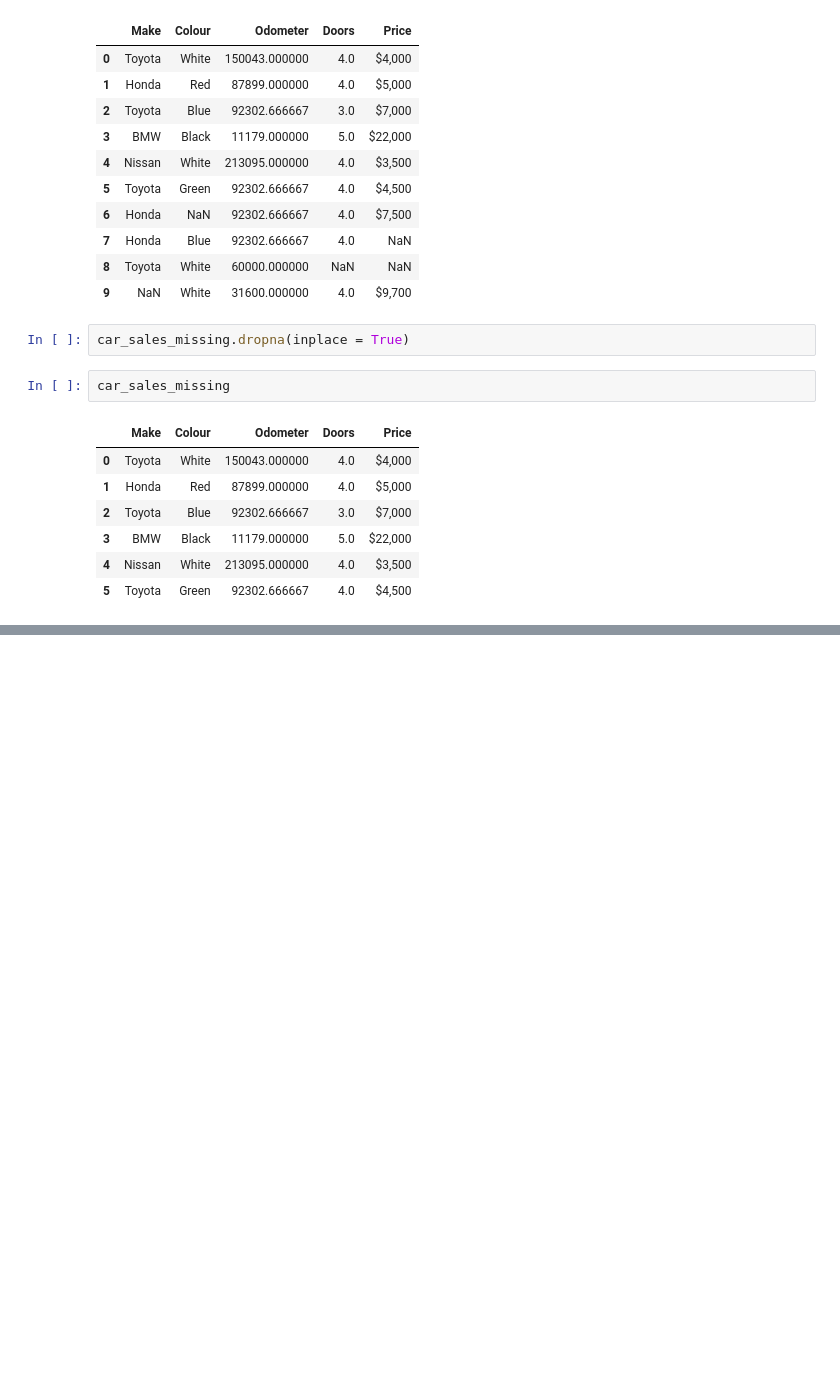
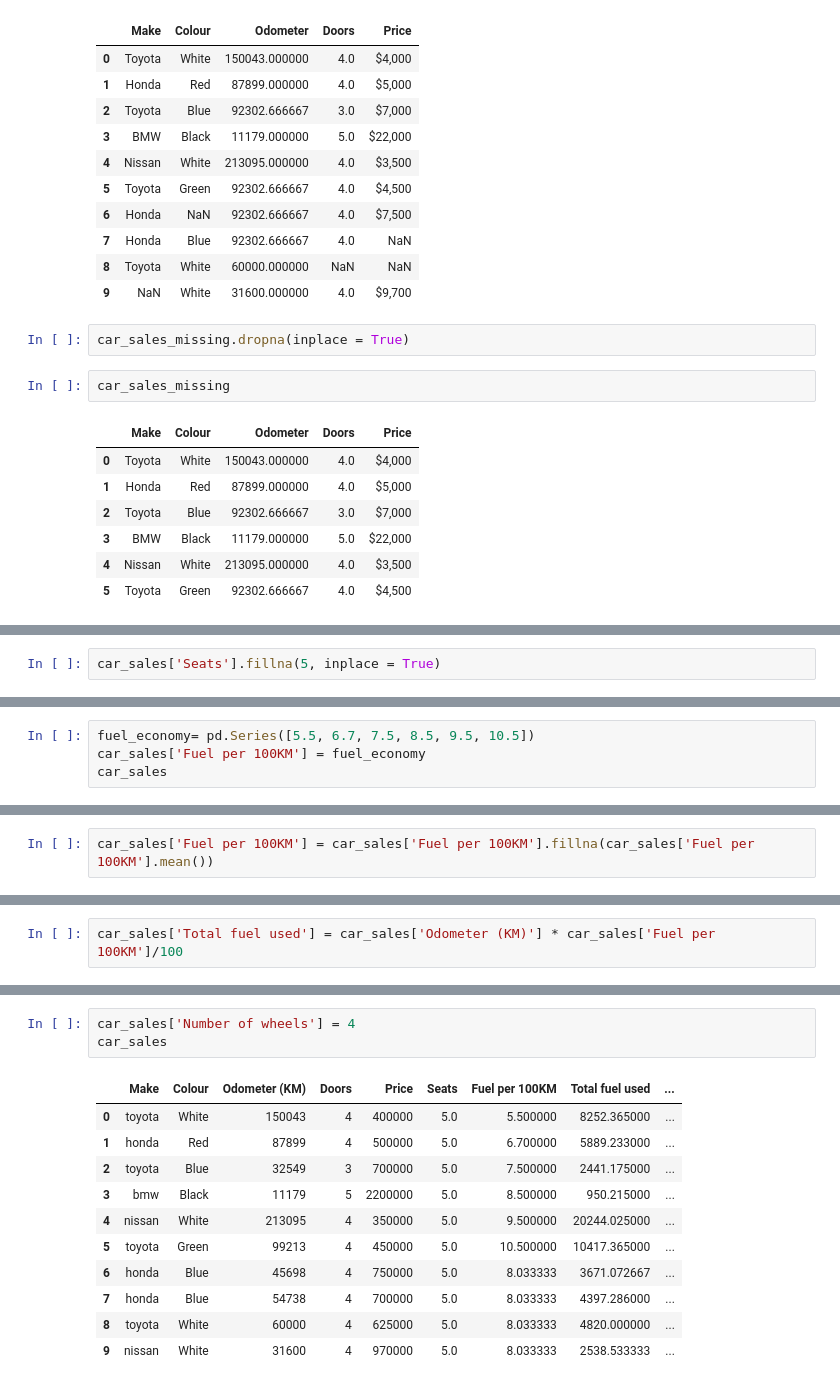
Before and after one commit to GKPSingh/M2D21, a Jupyter notebook: Learning Pandas.ipynb, the cells around one changed output, grey strips where cells are left out. Cells and saved outputs as stored; diff of their text form; blank space fills up the shorter version.

```diff
--- a/Learning Pandas.ipynb
+++ b/Learning Pandas.ipynb
@@ -439,0 +456,2 @@ car_sales_missing
+# %%
+car_sales['Seats'].fillna(5, inplace = True)
@@ -439,0 +472,4 @@ car_sales_missing
+# %%
+fuel_economy= pd.Series([5.5, 6.7, 7.5, 8.5, 9.5, 10.5])
+car_sales['Fuel per 100KM'] = fuel_economy
+car_sales
@@ -439,0 +488,2 @@ car_sales_missing
+# %%
+car_sales['Fuel per 100KM'] = car_sales['Fuel per 100KM'].fillna(car_sales['Fuel per 100KM'].mean())
@@ -439,0 +504,2 @@ car_sales_missing
+# %%
+car_sales['Total fuel used'] = car_sales['Odometer (KM)'] * car_sales['Fuel per 100KM']/100
@@ -439,0 +520,15 @@ car_sales_missing
+# %%
+car_sales['Number of wheels'] = 4
+car_sales
+# %% [output]
+|  | Make | Colour | Odometer (KM) | Doors | Price | Seats | Fuel per 100KM | Total fuel used | ... |
+| 0 | toyota | White | 150043 | 4 | 400000 | 5.0 | 5.500000 | 8252.365000 | ... |
+| 1 | honda | Red | 87899 | 4 | 500000 | 5.0 | 6.700000 | 5889.233000 | ... |
+| 2 | toyota | Blue | 32549 | 3 | 700000 | 5.0 | 7.500000 | 2441.175000 | ... |
+| 3 | bmw | Black | 11179 | 5 | 2200000 | 5.0 | 8.500000 | 950.215000 | ... |
+| 4 | nissan | White | 213095 | 4 | 350000 | 5.0 | 9.500000 | 20244.025000 | ... |
+| 5 | toyota | Green | 99213 | 4 | 450000 | 5.0 | 10.500000 | 10417.365000 | ... |
+| 6 | honda | Blue | 45698 | 4 | 750000 | 5.0 | 8.033333 | 3671.072667 | ... |
+| 7 | honda | Blue | 54738 | 4 | 700000 | 5.0 | 8.033333 | 4397.286000 | ... |
+| 8 | toyota | White | 60000 | 4 | 625000 | 5.0 | 8.033333 | 4820.000000 | ... |
+| 9 | nissan | White | 31600 | 4 | 970000 | 5.0 | 8.033333 | 2538.533333 | ... |
```
Also changed, not shown: parts of 17 cells of this notebook.
